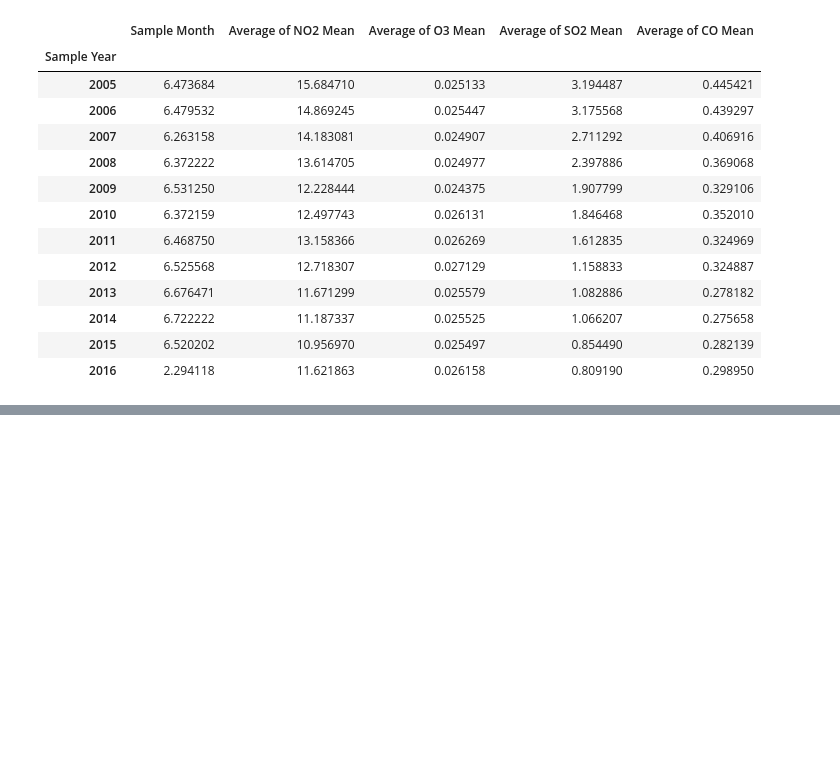
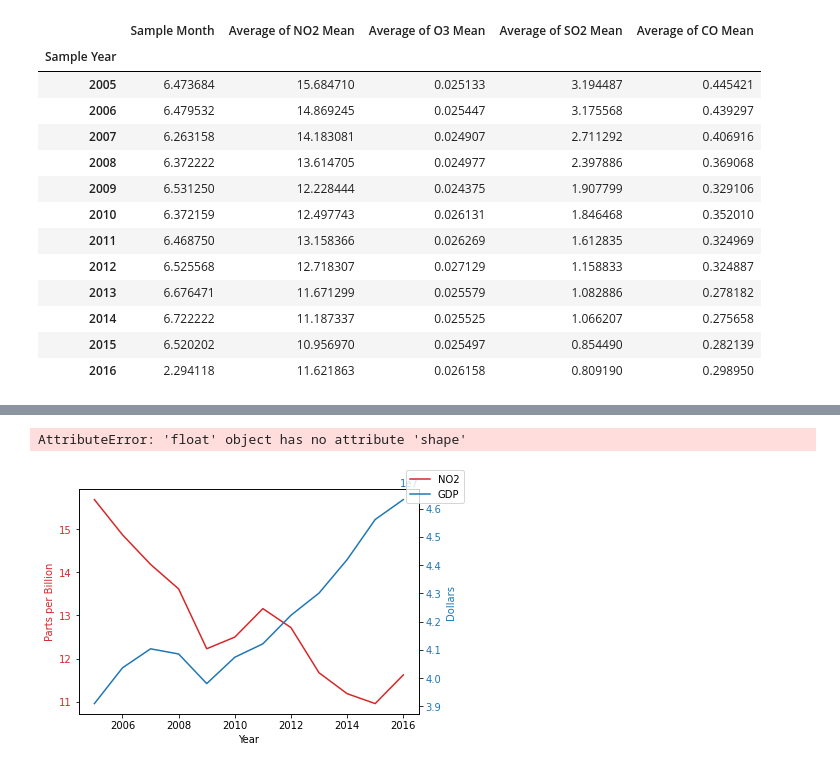
Before and after one commit to AshRC17/Project-1, a Jupyter notebook: Project 1 Charts_jv.ipynb, the cells around one changed output, grey strips where cells are left out. Saved outputs shown, nothing was run; the diff lists cells and outputs as text; code cells hidden in the pictures; blank space fills up the shorter version.

```diff
--- a/Project 1 Charts_jv.ipynb
+++ b/Project 1 Charts_jv.ipynb
@@ -27,7 +28,9 @@ ann_emiss = ann_emiss[ann_emiss.State.isin(em_st)]
 
 #ann_emiss.groupby(['State', 'Sample Year']).mean()
 
-ann_emiss.groupby(['Sample Year']).mean()
+ann_emiss = ann_emiss.groupby(['Sample Year']).mean()
+
+ann_emiss
 # %% [output]
 |  | Sample Month | Average of NO2 Mean | Average of O3 Mean | Average of SO2 Mean | Average of CO Mean |
 | Sample Year |  |  |  |  |  |
@@ -167,0 +146,54 @@ plt.show()
+# %%
+carb_ls = carb_dft.iloc[:,-1]
+gdp_ls = gdp_dft.iloc[:,-1]
+
+years = [2005,2006,2007,2008,2009,2010,2011,2012,2013,2014,2015,2016]
+
+(slope, intercept, rvalue, pvalue, stderr) = stats.linregress(years, carb_ls)
+
+reg_vals = years * slope + intercept
+
+eq_str = "y = " + str(round(slope,2)) + "x +" + str(round(intercept,2))
+
+fig, ax1 = plt.subplots()
+color = 'tab:red'
+ax1.set_xlabel('Year')
+ax1.set_ylabel('Million metric tons of carbon dioxide', color=color)
+ax1.plot(years, carb_ls, color=color, label = "CO2")
+ax1.tick_params(axis='y', labelcolor=color)
+ax2 = ax1.twinx()
+
+color = 'tab:blue'
+ax2.set_ylabel('Dollars', color=color)
+ax2.plot(years, gdp_ls, color=color, label = "GDP")
+ax2.tick_params(axis='y', labelcolor=color)
+fig.legend(loc = "upper right")
+fig.tight_layout()
+plt.show()
+# %% [output]
+AttributeError: 'float' object has no attribute 'shape'
+# %%
+#NO2 Chart
+no2_ls = ann_emiss.iloc[:,-4]
+gdp_ls = gdp_dft.iloc[:,-1]
+
+years = [2005,2006,2007,2008,2009,2010,2011,2012,2013,2014,2015,2016]
+
+fig, ax1 = plt.subplots()
+
+color = 'tab:red'
+ax1.set_xlabel('Year')
+ax1.set_ylabel('Parts per Billion', color=color)
+ax1.plot(years, no2_ls, color=color, label = "NO2")
+ax1.tick_params(axis='y', labelcolor=color)
+ax2 = ax1.twinx()
+
+color = 'tab:blue'
+ax2.set_ylabel('Dollars', color=color)
+ax2.plot(years, gdp_ls, color=color, label = "GDP")
+ax2.tick_params(axis='y', labelcolor=color)
+fig.legend(loc = "upper right")
+fig.tight_layout()
+plt.show()
+# %% [output]
+[figure, added]
```
Also changed, not shown: parts of 9 cells of this notebook.
